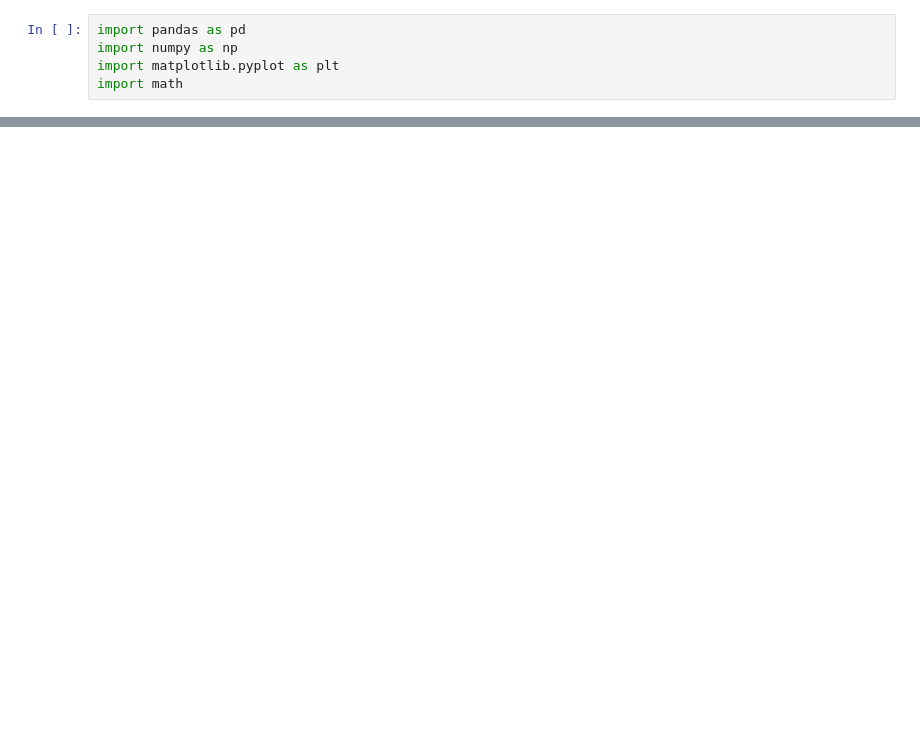
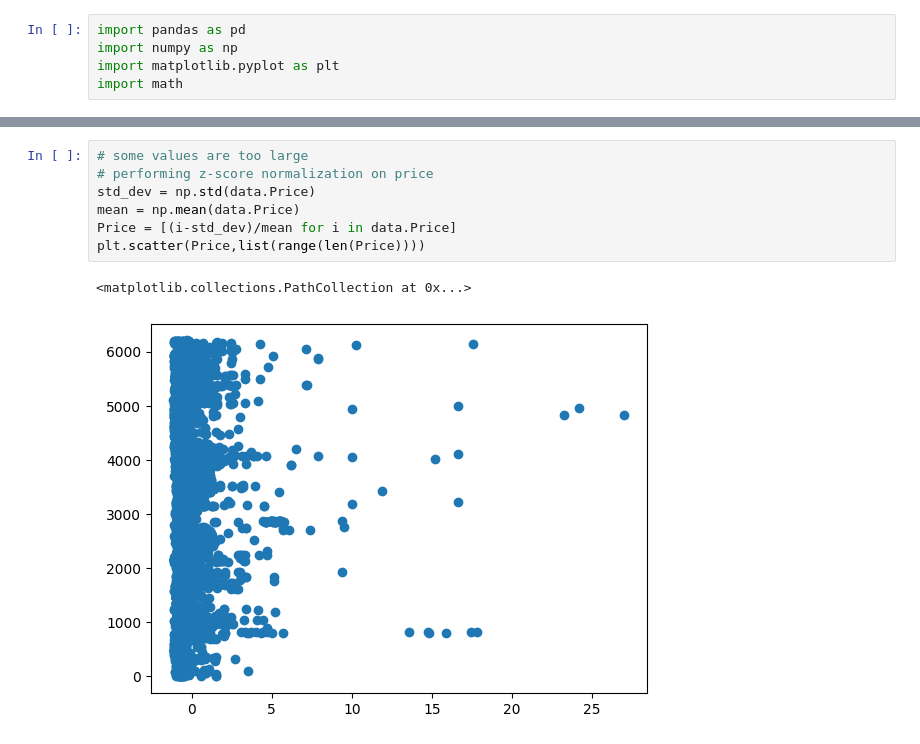
Before and after one commit to umangtyagi/machine_learning_specialization, a Jupyter notebook: linear_regression/univariate_multiple_linear_regression.ipynb, the cells around one changed output, grey strips where cells are left out. Cells and saved outputs as stored; diff of their text form; blank space fills up the shorter version.

```diff
--- a/linear_regression/univariate_multiple_linear_regression.ipynb
+++ b/linear_regression/univariate_multiple_linear_regression.ipynb
@@ -43,0 +79,10 @@ max       9.000000
+# %%
+# some values are too large
+# performing z-score normalization on price
+std_dev = np.std(data.Price)
+mean = np.mean(data.Price)
+Price = [(i-std_dev)/mean for i in data.Price]
+plt.scatter(Price,list(range(len(Price))))
+# %% [output]
+<matplotlib.collections.PathCollection at 0x...>
+[figure, added]
```
Also changed, not shown: parts of 11 cells of this notebook.
